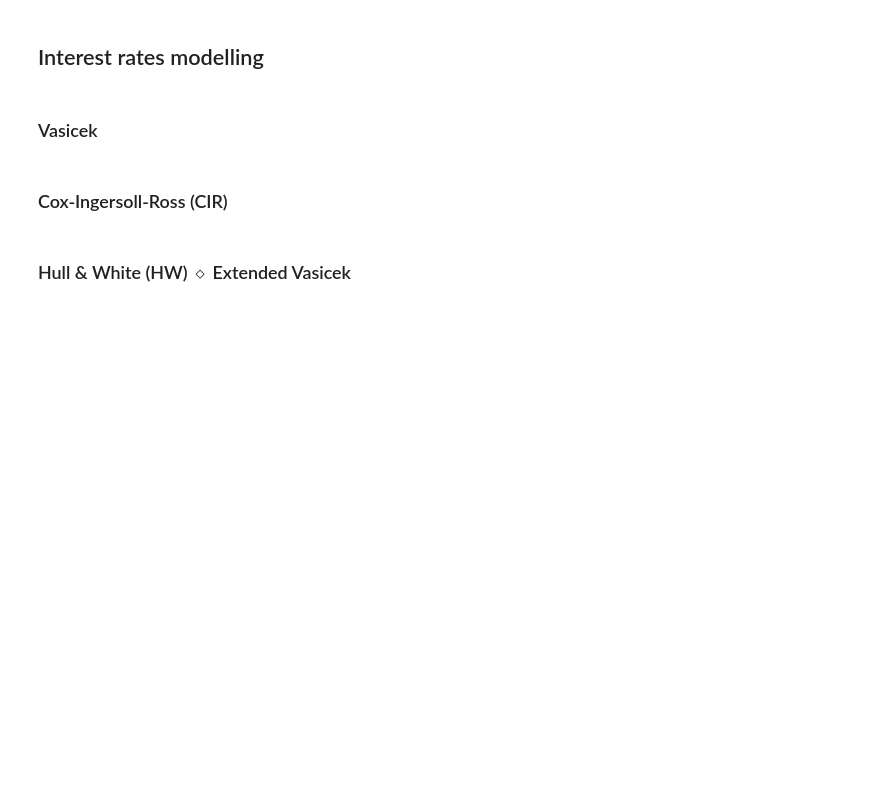
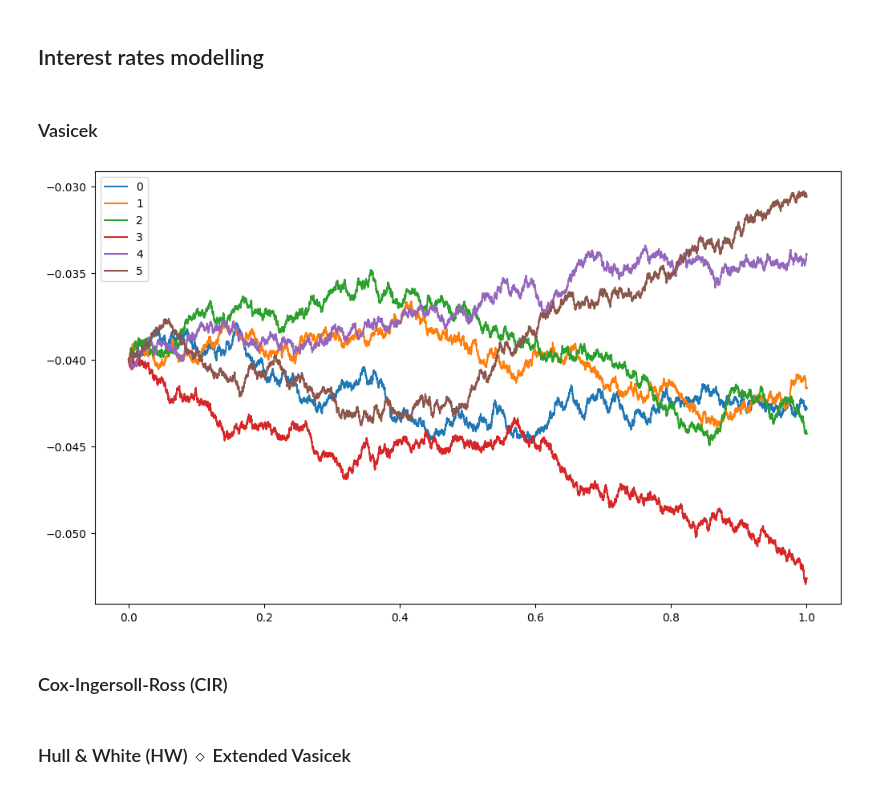
Before and after one commit to lcsrodriguez/CuttingEdge-Milliman, a Jupyter notebook: main.ipynb, the cells around one changed output. Saved outputs shown, nothing was run; the diff lists cells and outputs as text; code cells hidden in the pictures; blank space fills up the shorter version.

Commit message:
Adding graphs

```diff
--- a/main.ipynb
+++ b/main.ipynb
@@ -25,6 +27,30 @@ npr.seed(1)
 ## Interest rates modelling
 # %% [markdown]
 ### Vasicek
+# %%
+def OU_processes(years, timestep, num_sims, startRate, kappa, theta, sigma):
+    """
+    timestep has to be defined in years or a fraction of years
+    e.g. 0.1 => 1/10th of a year; 2 => 2 years
+    """
+    times = np.arange(0,years+timestep,timestep)
+    epsilon = np.random.normal(0, 1, (num_sims, len(times)-1))
+    elt = 0.5 / kappa * (1.0 - np.exp (-2.0 * kappa * timestep))
+    V = elt * sigma ** 2
+    sqrt_V = np.sqrt(V)
+    ou = np.zeros((num_sims, len(times)))
+    ou[:,0] = startRate
+    ou[:, 1:] = np.kron(sqrt_V, np.ones((num_sims, 1))) * epsilon
+    for i in range(1, ou.shape[1]):
+        ou[:, i] += theta * (1 - np.exp(-kappa * timestep))
+        ou[:, i] += np.exp (-kappa * timestep) * ou[:, i-1]
+    ou = pd.DataFrame(np.transpose(ou))
+    ou.index = times
+    return ou
+# %%
+_ = OU_processes(1, 1e-4, 6, -0.04, 1e-3, 2e-2, 0.005).plot(figsize=(12, 7))
+# %% [output]
+[figure, added]
 # %%
 class VasicekModel:
     def __init__(self, kappa: float, theta: float, eta: float) -> None:
```
Also changed, not shown: parts of 2 cells of this notebook.
